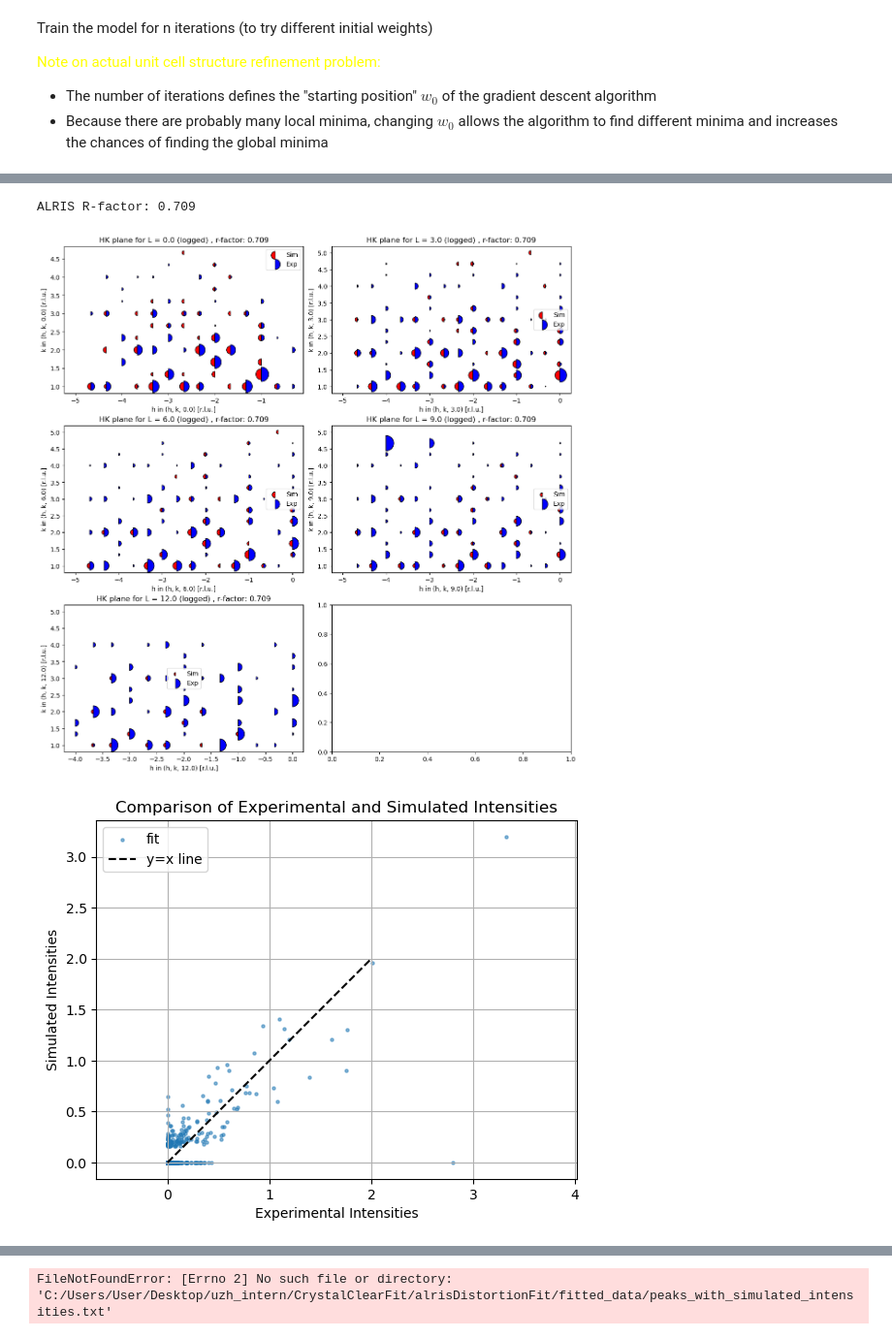
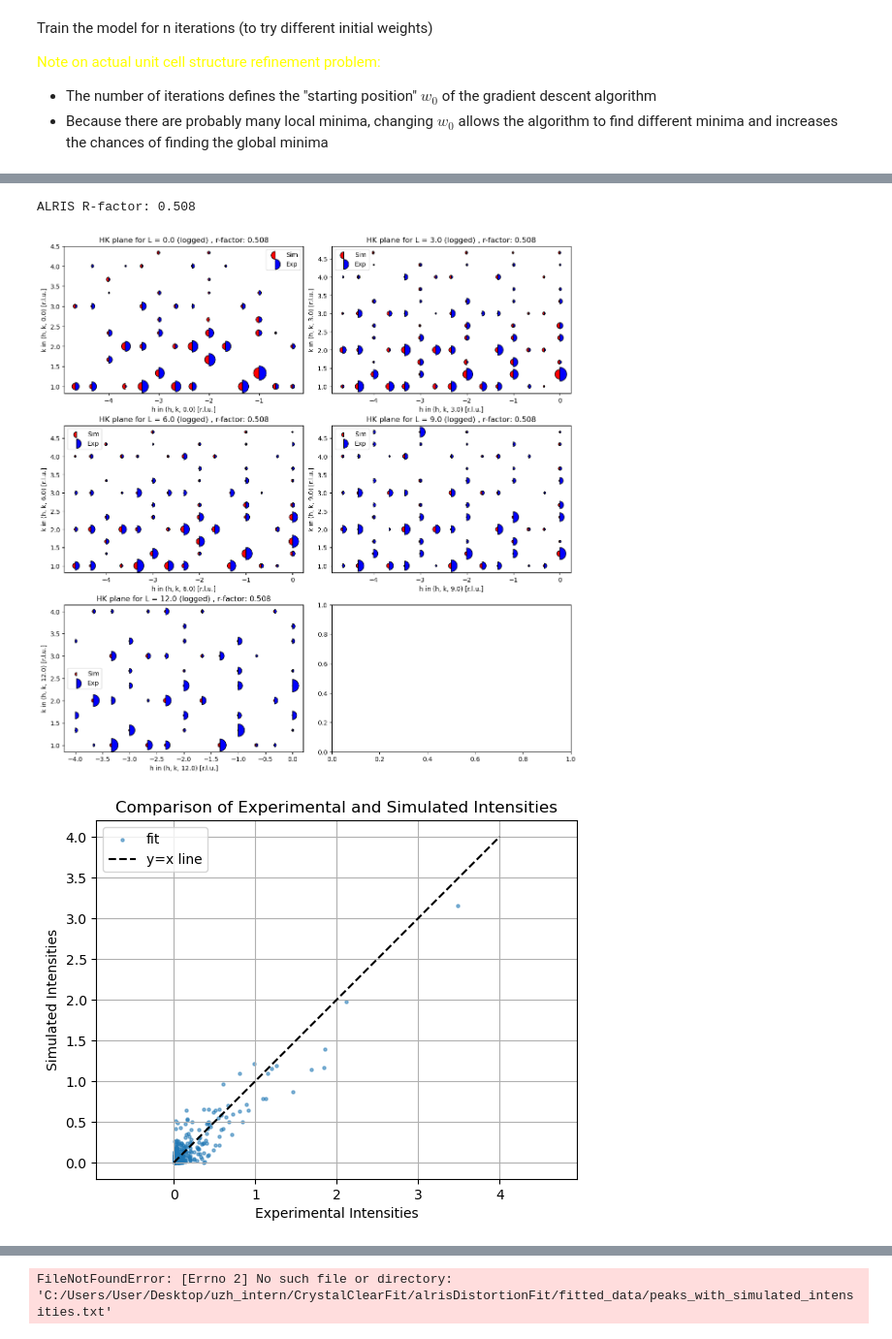
Before and after one commit to bleubreeymeow/alrisDistortionFit, a Jupyter notebook: PBCO/PBCO_1_3_inplane/P2/P2_gradient_descent.ipynb, the cells around one changed output, grey strips where cells are left out. Shown at 97% size. Cells and saved outputs as stored; diff of their text form; code cells hidden in the pictures.

```diff
--- a/PBCO/PBCO_1_3_inplane/P2/P2_gradient_descent.ipynb
+++ b/PBCO/PBCO_1_3_inplane/P2/P2_gradient_descent.ipynb
@@ -55,16 +55,16 @@ labels = experimental_data["intensity_exp"].tolist()
 vol_err = experimental_data["intensity_exp_err"].tolist()
 
 
-labels = labels / np.max(labels) #Normalize labels
+#labels = labels / np.max(labels) #Normalize labels
 labels = labels / np.sum(labels) * 60  # Normalize to sum to 60
 
 labels_err = []
 
 for label, err in zip(labels, vol_err):
     if label == 0:
-        labels_err.append(0.00001)  # Assign a high error for zero labels
+        labels_err.append(0.1)  # Assign a high error for zero labels
     else:
-        labels_err.append(1/(label**2) )  # Inverse error for each label
+        labels_err.append((50000 - (1/label * 100))/1000)  # Inverse error for each label
 
 labels_err = tf.convert_to_tensor(labels_err, dtype=tf.float32)
 labels = tf.convert_to_tensor(labels, dtype=tf.float32)
@@ -133,9 +131,10 @@ def fun_tf(hkl_list, pars, matrix):
     qnorms = tf.norm(tf.cast(hkl_list, tf.float32), axis=1)
     intensity = intensity * tf.exp(- w * qnorms ** 2)  # Apply Debye-Waller factor
     max_intensity = tf.reduce_max(intensity)
-    intensity = tf.where(intensity < max_intensity * 0.05, tf.zeros_like(intensity), intensity)  # Ensure no negative intensities
+    #intensity = tf.where(intensity < max_intensity * 0.01, tf.zeros_like(intensity), intensity)  # Ensure no negative intensities
     #intensity = log10(intensity + 1)  # Convert to log10 scale
-    sim_intensity = intensity / tf.reduce_max(intensity)  # Normalize to max intensity
+    sim_intensity = intensity
+    #sim_intensity = intensity / tf.reduce_max(intensity)  # Normalize to max intensity
     sim_intensity = sim_intensity / tf.reduce_sum(sim_intensity) * 60
     return sim_intensity
 # %% [markdown]
@@ -153,7 +152,7 @@ class FunAsLayer(tf.keras.layers.Layer):
         self.matrix = matrix
 
     def build(self, input_shape):
-        self.param = self.add_weight(name='param', shape=(mode_num,), initializer=tf.keras.initializers.RandomNormal(mean=0.0, stddev=0.01, seed=1), trainable=True)
+        self.param = self.add_weight(name='param', shape=(mode_num,), initializer=tf.keras.initializers.RandomNormal(mean=0.0, stddev=0.05, seed=1), trainable=True)
         super().build(input_shape)
 
     def call(self, inputs):
@@ -220,7 +219,7 @@ Train the model for n iterations (to try different initial weights)
 - The number of iterations defines the "starting position" $w_0$ of the gradient descent algorithm
 - Because there are probably many local minima, changing $w_0$ allows the algorithm to find different minima and increases the chances of finding the global minima
 # %%
-lr = [5e-2]
+lr = [8e-3]
 best_pars_overall = None
 best_rf_overall = np.inf
 best_loss_overall = []
@@ -233,9 +232,9 @@ for learning_rate in lr:
     max_mode_amps = np.loadtxt(path_max_mode_amps, dtype=np.float32 , delimiter=',')
     max_mode_amps = tf.convert_to_tensor(max_mode_amps, dtype=tf.float32)
 
-    n_epochs = 150
+    n_epochs = 500
     histories = []
-    n_iter = 2
+    n_iter = 1
 
     min_loss = np.inf
     best_pars = None
@@ -450,56 +449,53 @@ def plot_plane_sim_vs_exp_DIM3(ax, df, r_factor, l, norm_plane=False):
     ax.set_title(f"HK plane for L = {l} (logged) , r-factor: {r_factor:.3f}")
     ax.legend()
 # %%
-exp_data = pd.read_csv('C:/Users/User/Desktop/uzh_intern/alrisDistortionFit/PBCO/PBCO_1_3/raw_data/1_3_combined_peaks_300K.csv')
+exp_data = pd.read_csv('C:/Users/User/Desktop/uzh_intern/alrisDistortionFit/PBCO/PBCO_1_3/raw_data/1_3_combined_peaks_300K_no0.csv')
 exp_data['intensity_sim'] = fun_tf(features, best_model_pars, matrix).numpy()
 r_factor = alris_r_factor(exp_data)
 print(f"ALRIS R-factor: {r_factor:.3f}")
 
 normalised_exp_data = exp_data['intensity_exp'] / np.sum(exp_data['intensity_exp']) * 60
 exp_data['normalised_intensity_exp'] = normalised_exp_data
-
+exp_data['intensity_exp_err'] = labels_err.numpy()
 
 l_values = [0.0, 3.0, 6.0, 9.0, 12.0]
 
 n = len(l_values)
 ncols = int(np.ceil(n / 3))
 fig, axs = plt.subplots(3, ncols, figsize=(6 * ncols, 12), constrained_layout=True)
 axs = axs.flatten()
 
 for i, l in enumerate(l_values):
     plot_plane_sim_vs_exp_DIM3(axs[i], exp_data, r_factor,l, norm_plane=True)
 
 plt.show()
 
+normalised_exp = exp_data['intensity_exp']/np.sum(exp_data['intensity_exp']) * 60
 
-# fig1, axs1 = plt.subplots(1, 1, figsize=(6,8), constrained_layout=True)
-# plot_plane_sim_vs_exp_DIM3(axs1, exp_data, r_factor, 0.0,norm_plane=True)
-# plt.show()
-# fig2, axs2 = plt.subplots(1, 1, figsize=(6,8), constrained_layout=True)
-# plot_plane_sim_vs_exp_DIM3(axs2, exp_data, r_factor, 3.0,norm_plane=True)
-# plt.show()
-# fig3, axs3 = plt.subplots(1, 1, figsize=(6,8), constrained_layout=True)
-# plot_plane_sim_vs_exp_DIM3(axs3, exp_data, r_factor, 6.0,norm_plane=True)
-# plt.show()
-# fig4, axs4 = plt.subplots(1, 1, figsize=(6,8), constrained_layout=True)
-# plot_plane_sim_vs_exp_DIM3(axs4, exp_data, r_factor, 9.0 ,norm_plane=True)
-# plt.show()
-# fig5, axs5 = plt.subplots(1, 1, figsize=(6,8), constrained_layout=True)
-# plot_plane_sim_vs_exp_DIM3(axs5, exp_data, r_factor, 12.0,norm_plane=True)
-# plt.show()
-
-x = np.linspace(0 ,2, 100)
+x = np.linspace(0 ,4, 100)
 y = x
-plt.scatter(exp_data['intensity_exp']/np.sum(exp_data['intensity_exp']) * 60, exp_data['intensity_sim'], s=5, alpha=0.5 , label='fit')
+plt.scatter(normalised_exp, exp_data['intensity_sim'], s=5, alpha=0.5 , label='fit')
 plt.plot(x , y, color='black', linestyle='--', label='y=x line')
 plt.legend()
 plt.grid(True)
 plt.title('Comparison of Experimental and Simulated Intensities')
 plt.xlabel('Experimental Intensities')
 plt.ylabel('Simulated Intensities')
 plt.axis('equal')
 plt.show()
+
+
+#plot a historgram of the percentage difference in intensity between experimental and simulated
+percentage_diff = np.abs(normalised_exp - exp_data['intensity_sim']) / normalised_exp * 100
+exp_data['percentage_diff'] = percentage_diff
+plt.figure(figsize=(10, 6))
+plt.hist(percentage_diff, bins=np.linspace(-200 , 200 , 50), alpha=0.7, color='purple')
+plt.title('Histogram of Percentage Differences Between Experimental and Simulated Intensities')
+plt.xlabel('Percentage Difference (Experimental - Simulated)')
+plt.ylabel('Frequency')
+plt.grid(True)
+plt.show()
 # %% [output]
-ALRIS R-factor: 0.709
+ALRIS R-factor: 0.508
-[figure, old version]
+[figure, new version]
-[figure, old version]
+[figure, new version]
```
Also changed, not shown: parts of 6 cells of this notebook, 17 other files.
